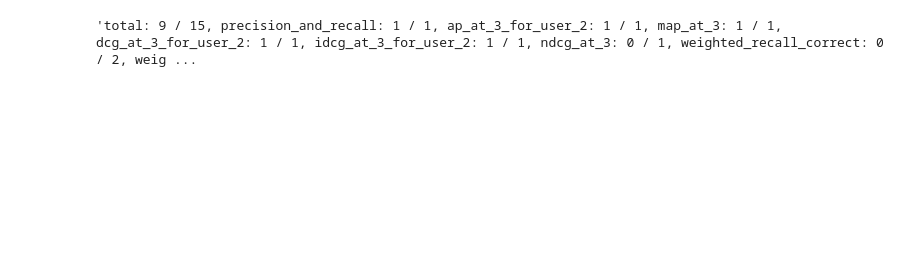
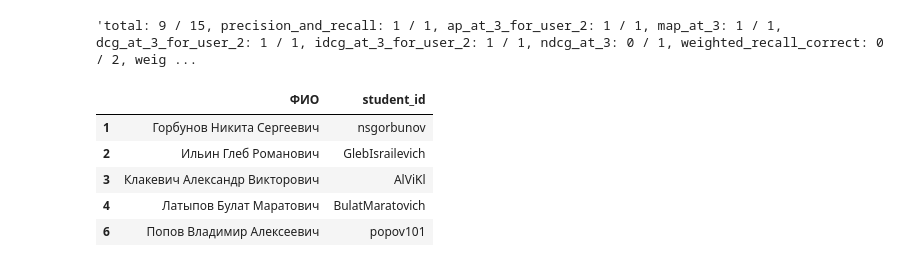
Before and after one commit to feldlime/nbgrader-itmo-recsys-2025-spring, a Jupyter notebook: nbgrader/app/scripts/autograde_hw_3.ipynb, the cells around one changed output. Cells and saved outputs as stored; diff of their text form; code cells hidden in the pictures; blank space fills up the shorter version.

```diff
--- a/nbgrader/app/scripts/autograde_hw_3.ipynb
+++ b/nbgrader/app/scripts/autograde_hw_3.ipynb
@@ -204,3 +319,17 @@ df
 df["feedback"][0]
 # %% [output]
 'total: 9 / 15, precision_and_recall: 1 / 1, ap_at_3_for_user_2: 1 / 1, map_at_3: 1 / 1, dcg_at_3_for_user_2: 1 / 1, idcg_at_3_for_user_2: 1 / 1, ndcg_at_3: 0 / 1, weighted_recall_correct: 0 / 2, weig ...
+# %%
+students_df = pd.read_csv("/usr/local/share/nbgrader/exchange/itmo_recsys_2025_spring/students.tsv", sep="\t")
+
+students_df = students_df.loc[students_df["Github repo"].notnull()].copy()
+students_df["student_id"] = students_df["Github repo"].str.removeprefix("https://github.com/").str.split("/", expand=True)[0]
+students_df = students_df[["ФИО", "student_id"]]
+students_df.head()
+# %% [output]
+|  | ФИО | student_id |
+| 1 | Горбунов Никита Сергеевич | nsgorbunov |
+| 2 | Ильин Глеб Романович | GlebIsrailevich |
+| 3 | Клакевич Александр Викторович | AlViKl |
+| 4 | Латыпов Булат Маратович | BulatMaratovich |
+| 6 | Попов Владимир Алексеевич | popov101 |
```
Also changed, not shown: parts of 65 cells of this notebook, 2 other files.
